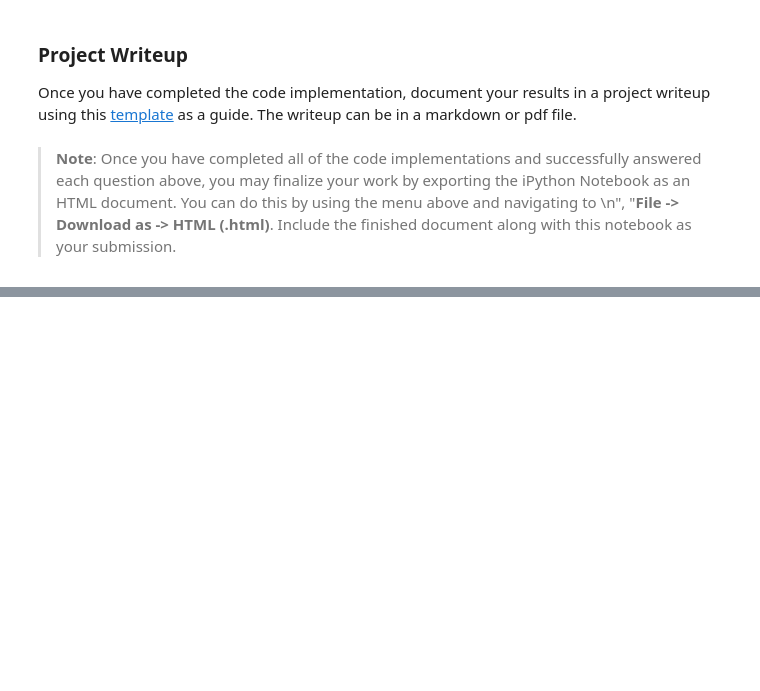
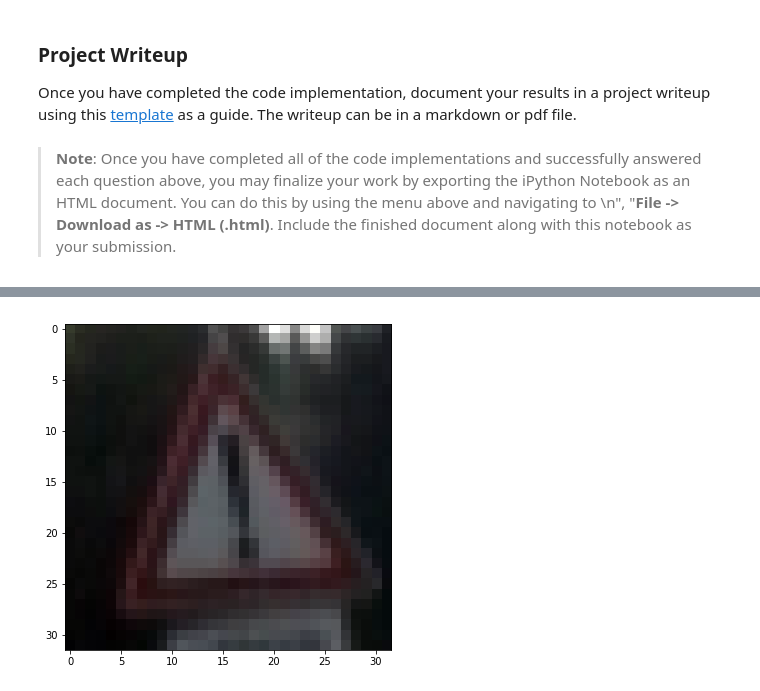
Before and after one commit to Chassein/CarND-Traffic-Sign-Classifier-Project, a Jupyter notebook: Traffic_Sign_Classifier.ipynb, the cells around one changed output, grey strips where cells are left out. Cells and saved outputs as stored; diff of their text form; code cells hidden in the pictures; blank space fills up the shorter version.

```diff
--- a/Traffic_Sign_Classifier.ipynb
+++ b/Traffic_Sign_Classifier.ipynb
@@ -668,3 +653,17 @@ def outputFeatureMap(image_input, tf_activation, activation_min=-1, activation_m
             plt.imshow(activation[0,:,:, featuremap], interpolation="nearest", vmin=activation_min, cmap="gray")
         else:
             plt.imshow(activation[0,:,:, featuremap], interpolation="nearest", cmap="gray")
+# %%
+stimulus = test_images[0]
+
+def plot_image(image):
+    #Greater 0
+    scaled_image = image - np.min(image)
+
+    #Less than 1
+    scaled_image = scaled_image / np.max(scaled_image)
+    plt.imshow(scaled_image)
+
+plot_image(stimulus)
+# %% [output]
+[figure, added]
```
Also changed, not shown: parts of 18 cells of this notebook, 27 other files.
